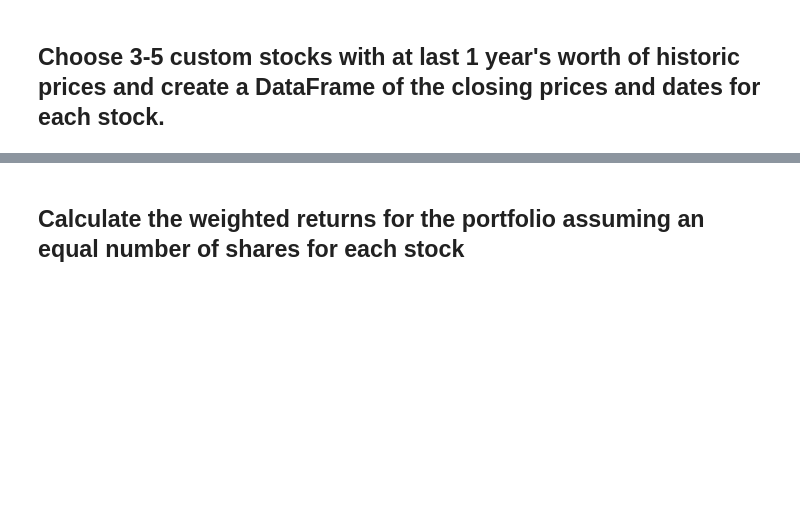
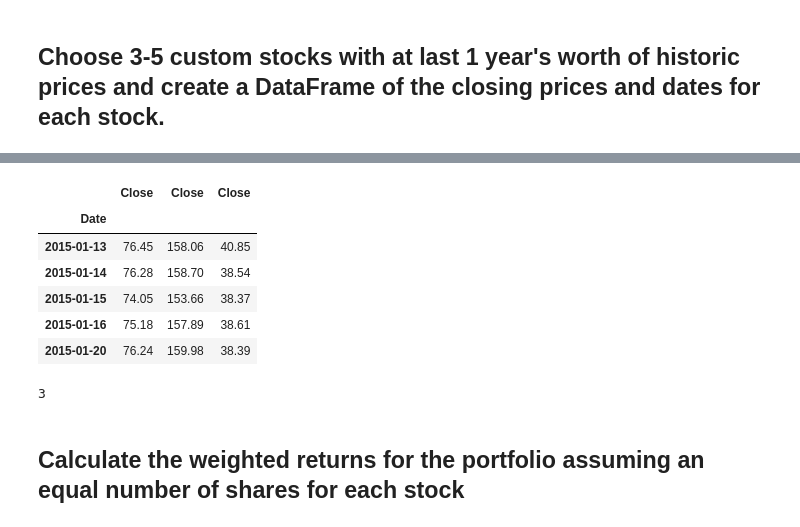
Before and after one commit to JamelBoyer/J_Boyer_Bootcamp, a Jupyter notebook: 02-Homework/04-Pandas/Instructions/Starter_Code/whale_analysis.ipynb, the cells around one changed output, grey strips where cells are left out. Drawn from its saved outputs; the diff is of its cells as text; code cells hidden in the pictures; blank space fills up the shorter version.

```diff
--- a/02-Homework/04-Pandas/Instructions/Starter_Code/whale_analysis.ipynb
+++ b/02-Homework/04-Pandas/Instructions/Starter_Code/whale_analysis.ipynb
@@ -592,10 +635,22 @@ GBTC_Close_Prices_data.head()
 # %%
 # Combine all stocks in a single DataFrame
-Joined_Custom_org_df = pd.concat([BITF_Close_Prices_data, MSTR_Close_Prices_data, GBTC_Close_Prices_data], axis="columns", join="inner")
+Joined_Custom_org_df = pd.concat([FB_Close_Prices_data, MSTR_Close_Prices_data, TSLA_Close_Prices_data], axis="columns", join="inner")
 Joined_Custom_org_df.head(5)
+# %% [output]
+|  | Close | Close | Close |
+| Date |  |  |  |
+| 2015-01-13 | 76.45 | 158.06 | 40.85 |
+| 2015-01-14 | 76.28 | 158.70 | 38.54 |
+| 2015-01-15 | 74.05 | 153.66 | 38.37 |
+| 2015-01-16 | 75.18 | 157.89 | 38.61 |
+| 2015-01-20 | 76.24 | 159.98 | 38.39 |
 # %%
 # Calculate daily returns
 Joined_Custom_org_df_daily_returns = Joined_Custom_org_df.pct_change()
+Joined_Custom_org_df_daily_returns.dropna
+Joined_Custom_org_df_daily_returns.isna().sum().sum()
+# %% [output]
+3
 # %% [markdown]
 ## Calculate the weighted returns for the portfolio assuming an equal number of shares for each stock
 # %%
```
Also changed, not shown: parts of 21 cells of this notebook.
